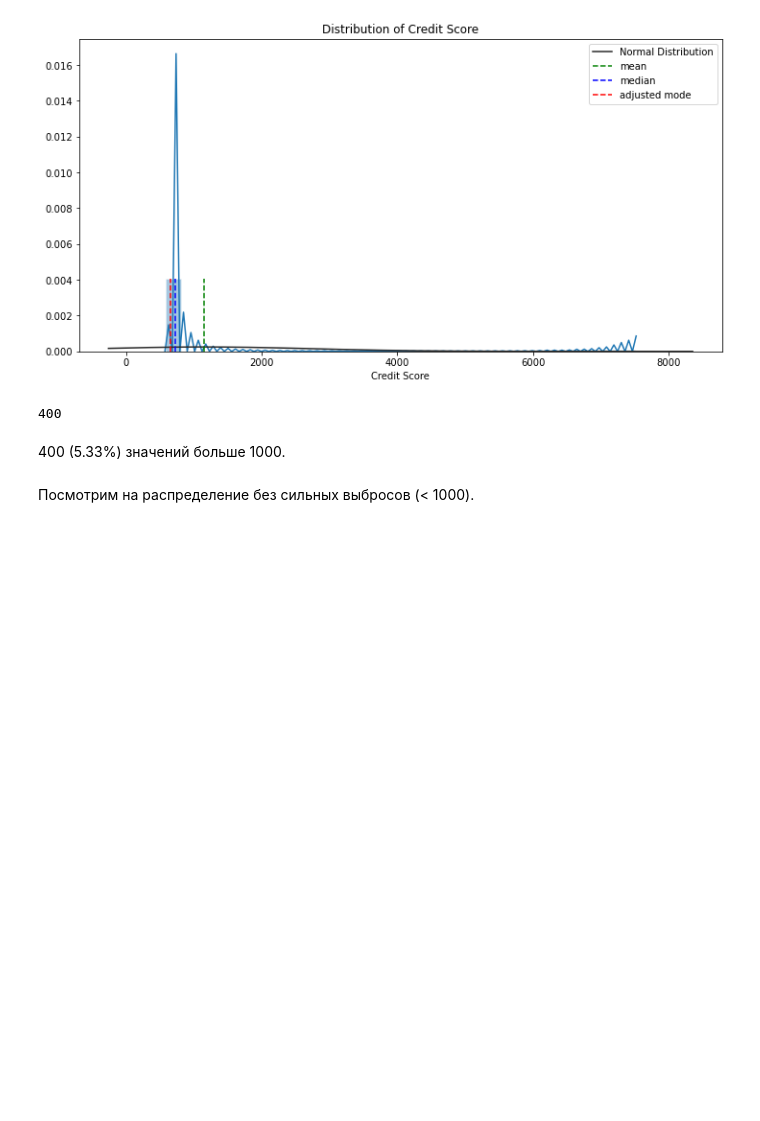
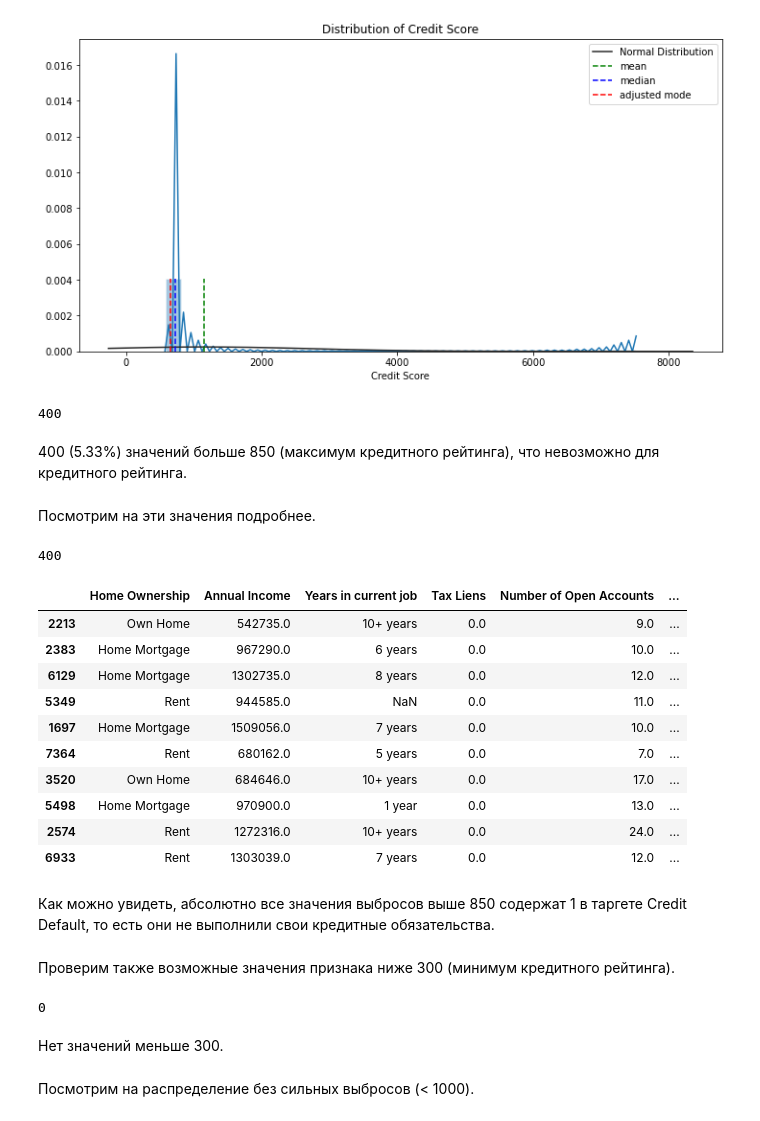
Before and after one commit to shatandv/GB_Python_DS_Libs_Contd_2020_09_17, a Jupyter notebook: course_project/AShataev_solution.ipynb, the cells around one changed output. Cells and saved outputs as stored; diff of their text form; code cells hidden in the pictures; blank space fills up the shorter version.

```diff
--- a/course_project/AShataev_solution.ipynb
+++ b/course_project/AShataev_solution.ipynb
@@ -690,7 +712,37 @@ train_df.loc[train_df['Credit Score'] > 1000, 'Credit Score'].count()
 # %% [output]
 400
 # %% [markdown]
-400 (5.33%) значений больше 1000.
+400 (5.33%) значений больше 850 (максимум кредитного рейтинга), что невозможно для кредитного рейтинга.
+# %% [markdown]
+Посмотрим на эти значения подробнее.
+# %%
+train_df.loc[train_df['Credit Score'] > 850, 'Credit Default'].sum()
+# %% [output]
+400
+# %%
+train_df[train_df['Credit Score'] > 850].sample(10)
+# %% [output]
+|  | Home Ownership | Annual Income | Years in current job | Tax Liens | Number of Open Accounts | ... |
+| 2213 | Own Home | 542735.0 | 10+ years | 0.0 | 9.0 | ... |
+| 2383 | Home Mortgage | 967290.0 | 6 years | 0.0 | 10.0 | ... |
+| 6129 | Home Mortgage | 1302735.0 | 8 years | 0.0 | 12.0 | ... |
+| 5349 | Rent | 944585.0 | NaN | 0.0 | 11.0 | ... |
+| 1697 | Home Mortgage | 1509056.0 | 7 years | 0.0 | 10.0 | ... |
+| 7364 | Rent | 680162.0 | 5 years | 0.0 | 7.0 | ... |
+| 3520 | Own Home | 684646.0 | 10+ years | 0.0 | 17.0 | ... |
+| 5498 | Home Mortgage | 970900.0 | 1 year | 0.0 | 13.0 | ... |
+| 2574 | Rent | 1272316.0 | 10+ years | 0.0 | 24.0 | ... |
+| 6933 | Rent | 1303039.0 | 7 years | 0.0 | 12.0 | ... |
+# %% [markdown]
+Как можно увидеть, абсолютно все значения выбросов выше 850 содержат 1 в таргете Credit Default, то есть они не выполнили свои кредитные обязательства.
+# %% [markdown]
+Проверим также возможные значения признака ниже 300 (минимум кредитного рейтинга).
+# %%
+train_df.loc[train_df['Credit Score'] < 300, 'Credit Score'].count()
+# %% [output]
+0
+# %% [markdown]
+Нет значений меньше 300.
 # %% [markdown]
 Посмотрим на распределение без сильных выбросов (< 1000).
 # %%
```
Also changed, not shown: parts of 114 cells of this notebook, 2 other files.
